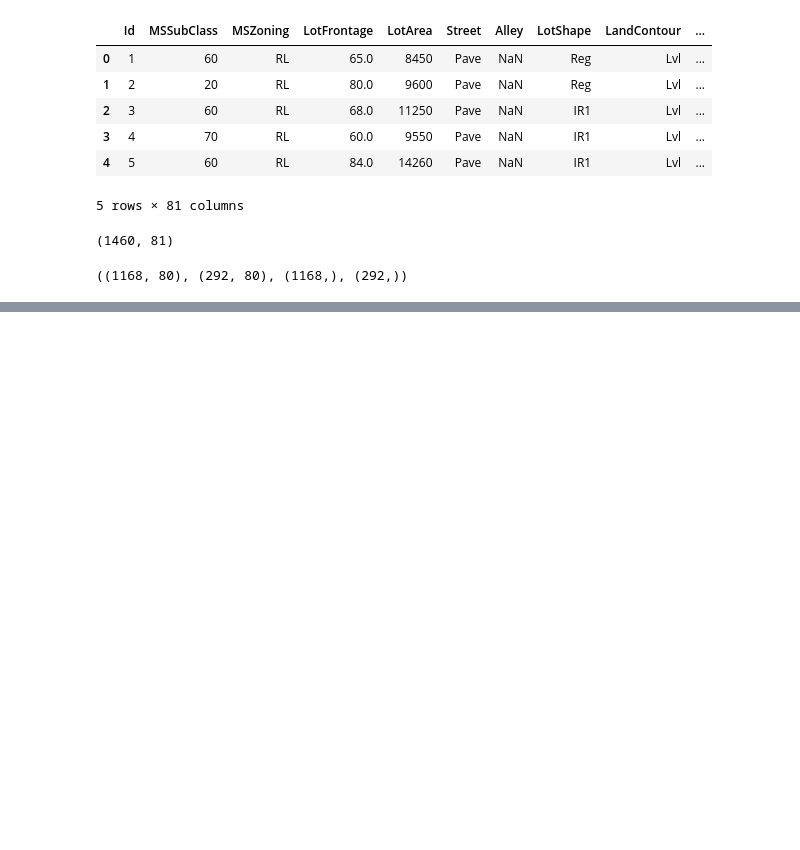
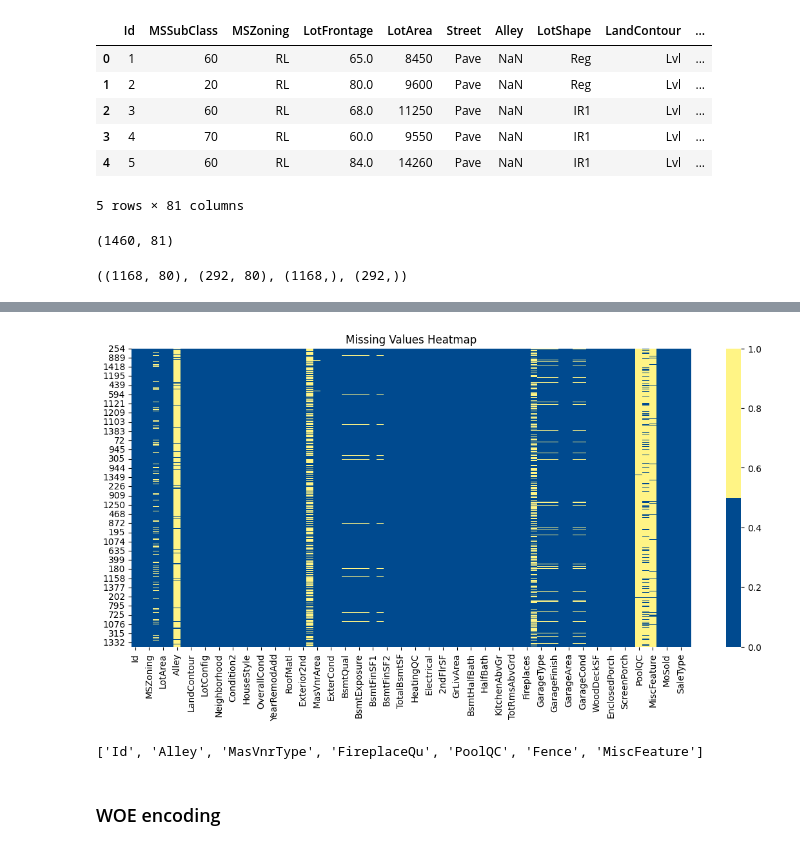
Before and after one commit to nmach22/house-prices-ml, a Jupyter notebook: house-prices.ipynb, the cells around one changed output, grey strips where cells are left out. Saved outputs shown, nothing was run; the diff lists cells and outputs as text; code cells hidden in the pictures; blank space fills up the shorter version.

```diff
--- a/house-prices.ipynb
+++ b/house-prices.ipynb
@@ -100,0 +117,13 @@ X_test_predictions = predict_mean(X_test)
+# %%
+import seaborn as sns
+import matplotlib.pyplot as plt
+# vizulize what's missing
+plt.figure(figsize=(14, 6))
+
+colors = ['#004a8f', '#FFF485']
+sns.heatmap(X_train.isna(), cmap=sns.color_palette(colors))
+
+plt.title("Missing Values Heatmap")
+plt.show()
+# %% [output]
+[figure, added]
@@ -100,0 +133,4 @@ X_test_predictions = predict_mean(X_test)
+# %%
+del_cols
+# %% [output]
+['Id', 'Alley', 'MasVnrType', 'FireplaceQu', 'PoolQC', 'Fence', 'MiscFeature']
@@ -100,0 +140,2 @@ X_test_predictions = predict_mean(X_test)
+# %% [markdown]
+### WOE encoding
```
Also changed, not shown: parts of 29 cells of this notebook.
